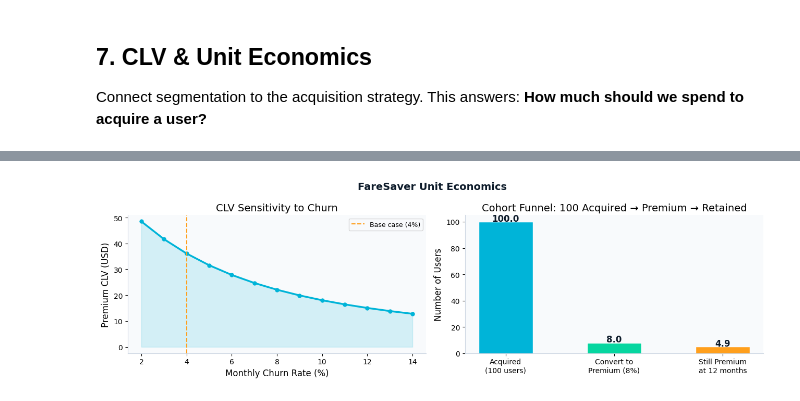
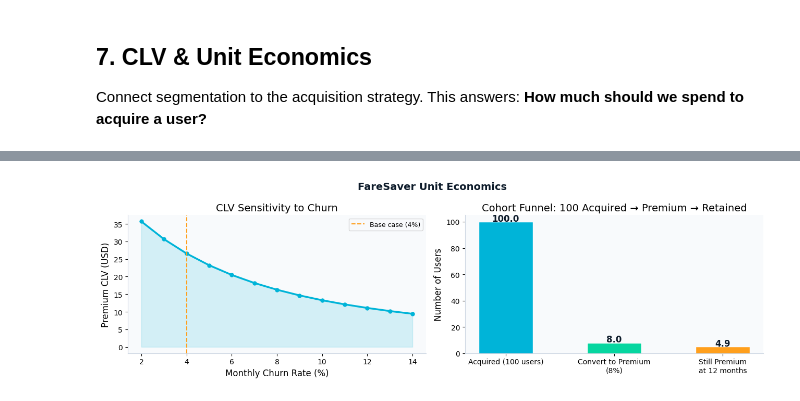
Before and after one commit to Shairui/FareSaver, a Jupyter notebook: FareSaver_Analytics_1.ipynb, the cells around one changed output, grey strips where cells are left out. Drawn from its saved outputs; the diff is of its cells as text; code cells hidden in the pictures.

```diff
--- a/FareSaver_Analytics_1.ipynb
+++ b/FareSaver_Analytics_1.ipynb
@@ -363,7 +360,7 @@ savings    = predicted_fares[worst_hour] - predicted_fares[best_hour]
 
 print('── Fare Forecast: Columbia → Midtown (7 km, Tuesday, March) ──')
 for h, f in zip(hours_range, predicted_fares):
-    tag = ' ◀ CHEAPEST' if h == best_hour else (' ▲ SURGE' if h in [7,8,17,18] else '')
+    tag = ' << CHEAPEST' if h == best_hour else (' ** SURGE' if h in [7,8,17,18] else '')
     print(f'  {h:02d}:00  ${f:.2f}{tag}')
 print()
 print(f'Potential saving by choosing {best_hour:02d}:00 over {worst_hour:02d}:00: ${savings:.2f}')
@@ -533,44 +565,39 @@ plt.show()
 Connect segmentation to the acquisition strategy. This answers: **How much should we spend to acquire a user?**
 # %%
 # ── Freemium CLV model ───────────────────────────────────────────
-# Assumptions (clearly stated — all adjustable):
-#   • Premium price: $2.99/month
-#   • Monthly churn (premium): 4%  (implies avg tenure ~25 months)
-#   • Free → Premium conversion rate: 8% of MAU after 30-day trial
-#   • Gross margin on premium: 75% (hosting, API, push costs)
-#   • Discount rate: 12%/year = 1% monthly
-#   • Avg CAC target: < CLV / 3  (standard SaaS heuristic)
+# Business assumptions (clearly stated):
+#   Premium price  : placeholder $2.20; Section 9 recomputes with opt_price from Section 8
+#   Monthly churn  : 4%  → avg tenure ~25 months
+#   Free→Premium   : 8%  conversion after 30-day trial
+#   Gross margin   : 75% (hosting, API, push costs)
+#   Discount rate  : 1%/month ≈ 12.7%/year
+#   CAC heuristic  : CLV / 3  (Skok, 2010)
 
-PRICE_MONTHLY   = 2.99
-CHURN_MONTHLY   = 0.04          # 4% monthly premium churn
-MARGIN          = 0.75
-DISCOUNT_MONTHLY= 0.01          # 1% monthly discount rate
-CONV_RATE       = 0.08          # free-to-premium conversion
-HORIZON_MONTHS  = 36
+PRICE_MONTHLY    = 2.20   # placeholder — refined in Section 9 with opt_price from Section 8
+CHURN_MONTHLY    = 0.04
+MARGIN           = 0.75
+DISCOUNT_MONTHLY = 0.01
+CONV_RATE        = 0.08
+HORIZON_MONTHS   = 36
 
-# CLV (expected discounted contribution from a paying user)
 retention = (1 - CHURN_MONTHLY)
 clv = sum(
     PRICE_MONTHLY * MARGIN * (retention ** t) / ((1 + DISCOUNT_MONTHLY) ** t)
     for t in range(1, HORIZON_MONTHS + 1)
 )
 
-# Blended CLV per acquired user (most are free)
 blended_clv = clv * CONV_RATE
+cac_target  = blended_clv / 3
+monthly_contribution_premium = PRICE_MONTHLY * MARGIN
+payback_months = clv / monthly_contribution_premium
 
-# CAC target: CLV/3 heuristic
-cac_target  = blended_clv / 3
-
-# Payback period
-monthly_contribution_premium = PRICE_MONTHLY * MARGIN
-payback_months = clv / monthly_contribution_premium  # rough estimate
-
-print('── FareSaver Unit Economics ─────────────────────────────────')
-print(f'Premium CLV (36-month, 4% churn, 1% discount): ${clv:.2f}')
-print(f'Blended CLV per acquired user (8% conv rate) : ${blended_clv:.2f}')
+print(f'── FareSaver Unit Economics (price = ${PRICE_MONTHLY:.2f} placeholder) ─────')
+print(f'Premium CLV ({HORIZON_MONTHS}-month, {CHURN_MONTHLY*100:.0f}% churn, {DISCOUNT_MONTHLY*100:.0f}% discount): ${clv:.2f}')
+print(f'Blended CLV per acquired user ({CONV_RATE*100:.0f}% conv rate) : ${blended_clv:.2f}')
 print(f'CAC target (≤ CLV/3)                         : ${cac_target:.2f}')
 print(f'Avg premium tenure (1/churn)                 : {1/CHURN_MONTHLY:.0f} months')
 print(f'Payback period (rough)                       : ~{payback_months:.0f} months')
+print('→ Section 9 recomputes these with model-derived opt_price.')
 print()
 
 # Sensitivity: CLV vs churn rate
@@ -584,10 +611,10 @@ clv_values  = [
 fig, axes = plt.subplots(1, 2, figsize=(13, 4))
 fig.suptitle('FareSaver Unit Economics', fontsize=14, fontweight='bold', color=NAVY)
 
-# CLV sensitivity
 ax = axes[0]
 ax.plot([c*100 for c in churn_rates], clv_values, color=TEAL, linewidth=2.5, marker='o', markersize=5)
-ax.axvline(CHURN_MONTHLY*100, color=ORANGE, linestyle='--', linewidth=1.5, label=f'Base case ({CHURN_MONTHLY*100:.0f}%)')
+ax.axvline(CHURN_MONTHLY*100, color=ORANGE, linestyle='--', linewidth=1.5,
+           label=f'Base case ({CHURN_MONTHLY*100:.0f}%)')
 ax.fill_between([c*100 for c in churn_rates], clv_values, alpha=0.15, color=TEAL)
 ax.set_xlabel('Monthly Churn Rate (%)')
 ax.set_ylabel('Premium CLV (USD)')
@@ -595,14 +622,21 @@ ax.set_title('CLV Sensitivity to Churn')
 ax.legend(fontsize=9)
 ax.set_facecolor('#F8FAFC')
 
-# Cohort value waterfall: free → premium → churned
+# Cohort funnel — fully dynamic, no hardcoded numbers
+n_acquire  = 100
+n_convert  = int(n_acquire * CONV_RATE)
+n_retained = n_convert * ((1 - CHURN_MONTHLY) ** 12)
+cohort_values = [n_acquire, n_convert, n_retained]
+
 ax = axes[1]
-cohort_labels = ['Acquired\n(100 users)', 'Convert to\nPremium (8%)', 'Still Premium\nat 12 months']
-cohort_values = [100, 8, 8 * ((1-CHURN_MONTHLY)**12)]
-cohort_colors = [TEAL, GREEN, ORANGE]
-ax.bar(cohort_labels, cohort_values, color=cohort_colors, width=0.5, edgecolor='white')
+ax.bar(
+    [f'Acquired ({n_acquire} users)',
+     f'Convert to Premium\n({CONV_RATE*100:.0f}%)',
+     'Still Premium\nat 12 months'],
+    cohort_values, color=[TEAL, GREEN, ORANGE], width=0.5, edgecolor='white'
+)
 ax.set_ylabel('Number of Users')
-ax.set_title('Cohort Funnel: 100 Acquired → Premium → Retained')
+ax.set_title(f'Cohort Funnel: {n_acquire} Acquired → Premium → Retained')
 ax.set_facecolor('#F8FAFC')
 for i, v in enumerate(cohort_values):
     ax.text(i, v + 0.5, f'{v:.1f}', ha='center', fontsize=12, fontweight='bold', color=NAVY)
@@ -620,4 +655,4 @@ Payback period (rough)                       : ~16 months
-[figure, old version]
+[figure, new version]
 # %% [markdown]
 ## 8. Pricing Analytics — Optimal Premium Price
 
```
Also changed, not shown: parts of 14 cells of this notebook, 8 other files.
